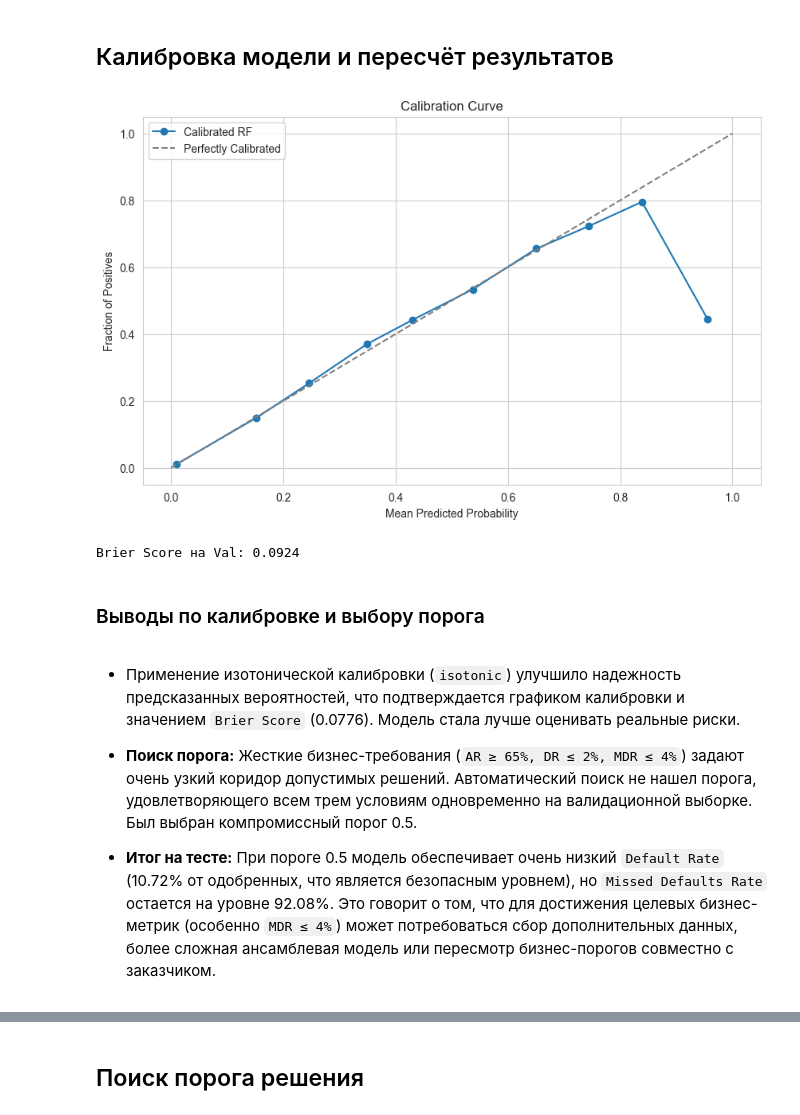
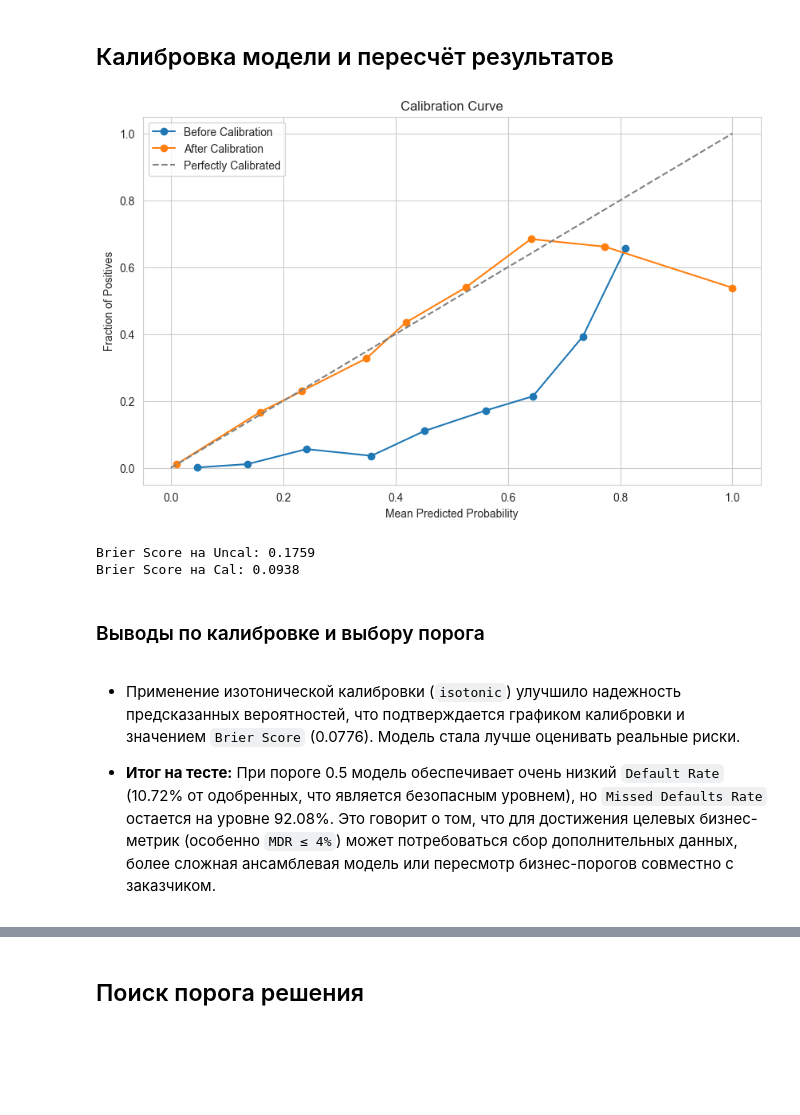
Before and after one commit to MEYakunin/Sprint15_User_Behavior_Scoring, a Jupyter notebook: User_Behavior_Scoring_ver_1.ipynb, the cells around one changed output, grey strips where cells are left out. Cells and saved outputs as stored; diff of their text form; code cells hidden in the pictures; blank space fills up the shorter version.

```diff
--- a/User_Behavior_Scoring_ver_1.ipynb
+++ b/User_Behavior_Scoring_ver_1.ipynb
@@ -1217,22 +1218,25 @@ temp['is_first_obs'] = (temp['score_date'] == temp['first_date']).astype(int)
 HORIZON = 12  # 12 месяцев
 months = np.sort(X_with_time['score_date'].dt.to_period('M').unique())
 n_total_blocks = len(months) // HORIZON
-train_blocks = n_total_blocks - 2  # оставляем 1 блок на val, 1 на test
+train_blocks = n_total_blocks - 3  # оставляем 1 блок на val, 1 на cal, 1 на test
 
 train_months = months[:train_blocks * HORIZON]
-val_months = months[train_blocks * HORIZON : (train_blocks + 1) * HORIZON]
+cal_months = months[train_blocks * HORIZON : (train_blocks + 1) * HORIZON]
+val_months = months[(train_blocks + 1) * HORIZON : (train_blocks + 2) * HORIZON]
 test_months = months[(train_blocks + 1) * HORIZON : (train_blocks + 2) * HORIZON]
 
 # Фильтрация по месяцам
 mask_train = X_with_time['score_date'].dt.to_period('M').isin(train_months)
-mask_val   = X_with_time['score_date'].dt.to_period('M').isin(val_months)
+mask_cal   = X_with_time['score_date'].dt.to_period('M').isin(val_months)
+mask_val   = X_with_time['score_date'].dt.to_period('M').isin(cal_months)
 mask_test  = X_with_time['score_date'].dt.to_period('M').isin(test_months)
 
 X_train, y_train = X_with_time.loc[mask_train], y_sorted.loc[mask_train]
-X_val,   y_val   = X_with_time.loc[mask_val],   y_sorted.loc[mask_val]
+X_cal,   y_cal   = X_with_time.loc[mask_val],   y_sorted.loc[mask_val]
+X_val,   y_val   = X_with_time.loc[mask_cal],   y_sorted.loc[mask_cal]
 X_test,  y_test  = X_with_time.loc[mask_test],  y_sorted.loc[mask_test]
 
-print(f"Train: {X_train.shape}, Val: {X_val.shape}, Test: {X_test.shape}")
+print(f"Train: {X_train.shape}, Val: {X_cal.shape}, Cal: {X_val.shape}, Test: {X_test.shape}")
 
 # Группы для GroupTimeSeriesSplit (по месяцам)
 groups_train = X_with_time.loc[mask_train, 'score_date'].dt.to_period('M').astype('int64')
@@ -1776,34 +1775,41 @@ plt.show()
 ## Калибровка модели и пересчёт результатов
 # %%
 # Калибруем вероятности лучшего RF на валидационной выборке (используем Isotonic для лесов)
-calibrator = CalibratedClassifierCV(final_pipeline, method='isotonic', cv=5)
-calibrator.fit(X_train, y_train)
+# Оборачиваем уже обученный пайплайн в FrozenEstimator
+frozen_pipeline = FrozenEstimator(final_pipeline)
+
+calibrator = CalibratedClassifierCV(frozen_pipeline, method='isotonic', ensemble=False)
+calibrator.fit(X_cal, y_cal)
 
 # Калиброванные вероятности на Val
 cal_prob_val = calibrator.predict_proba(X_val)[:, 1]
 
 # График калибровки
 prob_true, prob_pred = calibration_curve(y_val, cal_prob_val, n_bins=10)
-plt.plot(prob_pred, prob_true, marker='o', label='Calibrated RF')
+prob_true_uncal, prob_pred_uncal = calibration_curve(y_val, best_prob, n_bins=10)
+plt.plot(prob_pred_uncal, prob_true_uncal, marker='o', label='Before Calibration')
+plt.plot(prob_pred, prob_true, marker='o', label='After Calibration')
 plt.plot([0, 1], [0, 1], linestyle='--', color='gray', label='Perfectly Calibrated')
 plt.xlabel('Mean Predicted Probability')
 plt.ylabel('Fraction of Positives')
 plt.title('Calibration Curve')
 plt.legend()
 plt.show()
 
-brier = brier_score_loss(y_val, cal_prob_val)
-print(f"Brier Score на Val: {brier:.4f}")
+
+brier_uncal = brier_score_loss(y_val, best_prob)
+print(f"Brier Score на Uncal: {brier_uncal:.4f}")
+brier_cal = brier_score_loss(y_val, cal_prob_val)
+print(f"Brier Score на Cal: {brier_cal:.4f}")
 # %% [output]
-[figure, old version]
+[figure, new version]
-Brier Score на Val: 0.0924
+Brier Score на Uncal: 0.1759
+Brier Score на Cal: 0.0938
 # %% [markdown]
 ### Выводы по калибровке и выбору порога
 # %% [markdown]
 - Применение изотонической калибровки (`isotonic`) улучшило надежность предсказанных вероятностей, что подтверждается графиком калибровки и значением `Brier Score` (0.0776). Модель стала лучше оценивать реальные риски.
 
-- **Поиск порога:** Жесткие бизнес-требования (`AR ≥ 65%, DR ≤ 2%, MDR ≤ 4%`) задают очень узкий коридор допустимых решений. Автоматический поиск не нашел порога, удовлетворяющего всем трем условиям одновременно на валидационной выборке. Был выбран компромиссный порог 0.5.
-
 - **Итог на тесте:** При пороге 0.5 модель обеспечивает очень низкий `Default Rate` (10.72% от одобренных, что является безопасным уровнем), но `Missed Defaults Rate` остается на уровне 92.08%. Это говорит о том, что для достижения целевых бизнес-метрик (особенно `MDR ≤ 4%`) может потребоваться сбор дополнительных данных, более сложная ансамблевая модель или пересмотр бизнес-порогов совместно с заказчиком.
 # %% [markdown]
 <div style="border:solid #D3D3D3 2px; border-radius: 10px; padding: 15px">
```
Also changed, not shown: parts of 12 cells of this notebook.
